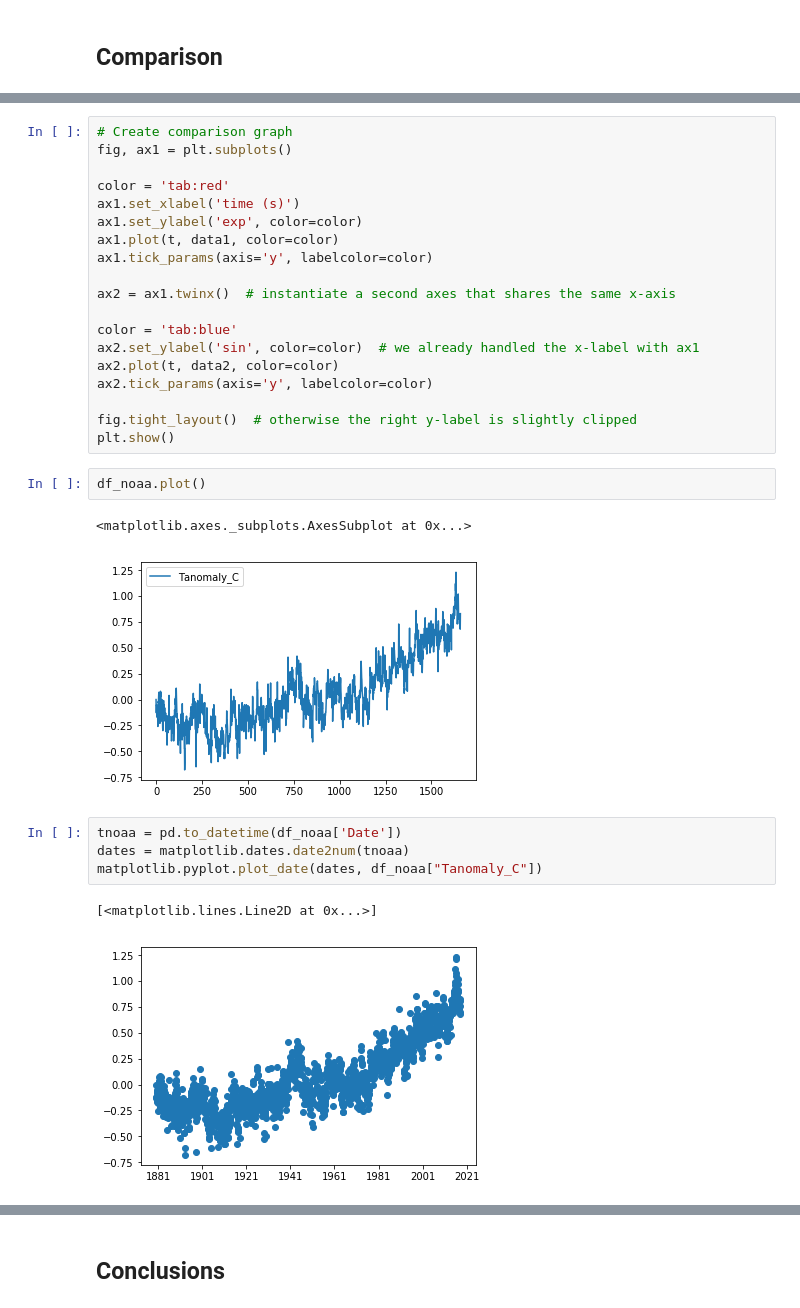
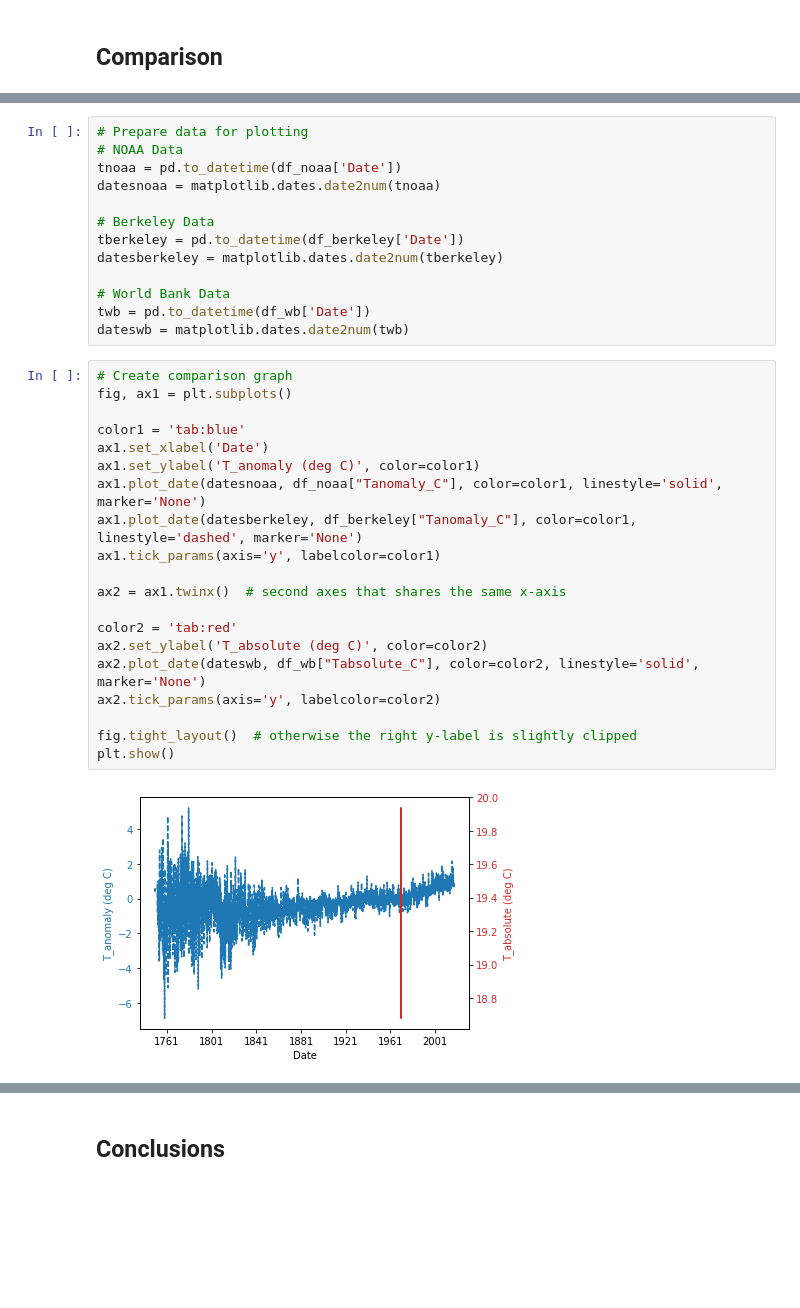
Before and after one commit to toddschultz/DegreesOfClimateChange, a Jupyter notebook: examples/GlobalTemperatureComparison.ipynb, the cells around one changed output, grey strips where cells are left out. Saved outputs shown, nothing was run; the diff lists cells and outputs as text; blank space fills up the shorter version.

Commit message:
ugly plot works
I have a comparison plot but it's ugly. I think we're going to have to seperate the data sources onto seperate subplots.

```diff
--- a/examples/GlobalTemperatureComparison.ipynb
+++ b/examples/GlobalTemperatureComparison.ipynb
@@ -90,34 +92,38 @@ fig.tight_layout()  # otherwise the right y-label is slightly clipped
 plt.show()
 # %% [output]
 [figure]
+# %%
+# Prepare data for plotting
+# NOAA Data
+tnoaa = pd.to_datetime(df_noaa['Date'])
+datesnoaa = matplotlib.dates.date2num(tnoaa)
+
+# Berkeley Data
+tberkeley = pd.to_datetime(df_berkeley['Date'])
+datesberkeley = matplotlib.dates.date2num(tberkeley)
+
+# World Bank Data
+twb = pd.to_datetime(df_wb['Date'])
+dateswb = matplotlib.dates.date2num(twb)
 # %%
 # Create comparison graph
 fig, ax1 = plt.subplots()
 
-color = 'tab:red'
-ax1.set_xlabel('time (s)')
-ax1.set_ylabel('exp', color=color)
-ax1.plot(t, data1, color=color)
-ax1.tick_params(axis='y', labelcolor=color)
+color1 = 'tab:blue'
+ax1.set_xlabel('Date')
+ax1.set_ylabel('T_anomaly (deg C)', color=color1)
+ax1.plot_date(datesnoaa, df_noaa["Tanomaly_C"], color=color1, linestyle='solid', marker='None')
+ax1.plot_date(datesberkeley, df_berkeley["Tanomaly_C"], color=color1, linestyle='dashed', marker='None')
+ax1.tick_params(axis='y', labelcolor=color1)
 
-ax2 = ax1.twinx()  # instantiate a second axes that shares the same x-axis
+ax2 = ax1.twinx()  # second axes that shares the same x-axis
 
-color = 'tab:blue'
-ax2.set_ylabel('sin', color=color)  # we already handled the x-label with ax1
-ax2.plot(t, data2, color=color)
-ax2.tick_params(axis='y', labelcolor=color)
+color2 = 'tab:red'
+ax2.set_ylabel('T_absolute (deg C)', color=color2)
+ax2.plot_date(dateswb, df_wb["Tabsolute_C"], color=color2, linestyle='solid', marker='None')
+ax2.tick_params(axis='y', labelcolor=color2)
 
 fig.tight_layout()  # otherwise the right y-label is slightly clipped
 plt.show()
+# %% [output]
+[figure, added]
-# %%
-df_noaa.plot()
-# %% [output]
-<matplotlib.axes._subplots.AxesSubplot at 0x...>
-[figure, removed]
-# %%
-tnoaa = pd.to_datetime(df_noaa['Date'])
-dates = matplotlib.dates.date2num(tnoaa)
-matplotlib.pyplot.plot_date(dates, df_noaa["Tanomaly_C"])
-# %% [output]
-[<matplotlib.lines.Line2D at 0x...>]
-[figure, removed]
```
Also changed, not shown: parts of 2 cells of this notebook.
